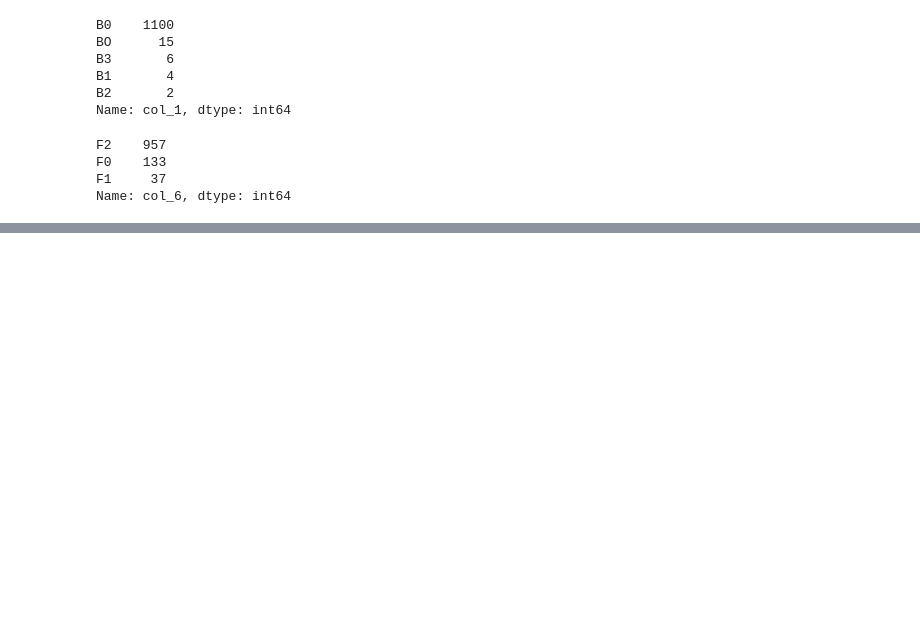
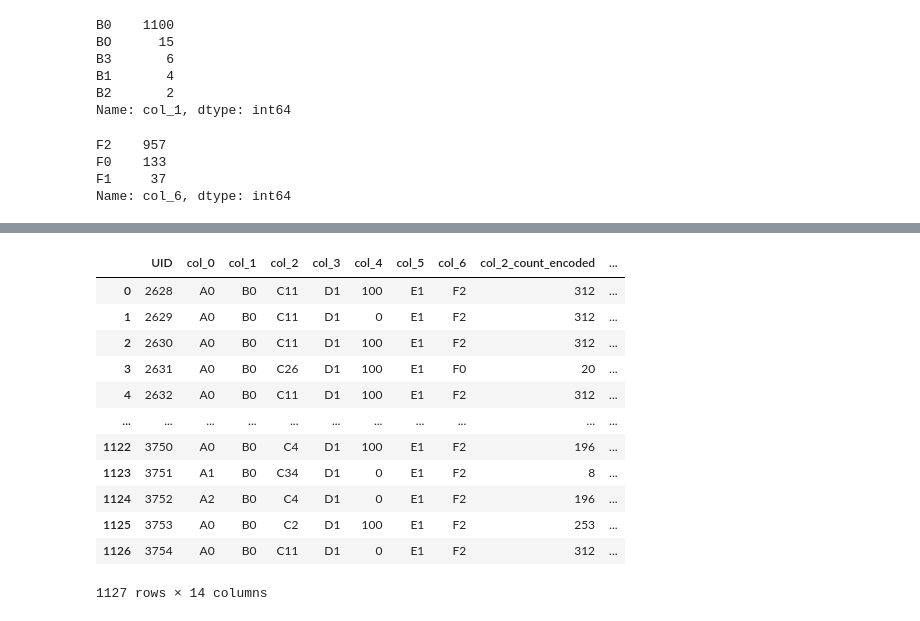
Before and after one commit to Mubassir1820/Kaggle_competition, a Jupyter notebook: Kaggle_comp.ipynb, the cells around one changed output, grey strips where cells are left out. Saved outputs shown, nothing was run; the diff lists cells and outputs as text; code cells hidden in the pictures; blank space fills up the shorter version.

```diff
--- a/Kaggle_comp.ipynb
+++ b/Kaggle_comp.ipynb
@@ -552,0 +584,35 @@ Name: col_6, dtype: int64
+# %%
+# Count encoding of column 2, 3 , 5
+count_encoding1 = test_data['col_2'].value_counts().to_dict()
+test_data['col_2_count_encoded'] = test_data['col_2'].map(count_encoding1)
+
+count_encoding2 = test_data['col_3'].value_counts().to_dict()
+test_data['col_3_count_encoded'] = test_data['col_3'].map(count_encoding2)
+
+count_encoding3 = test_data['col_5'].value_counts().to_dict()
+test_data['col_5_count_encoded'] = test_data['col_5'].map(count_encoding3)
+
+count_encoding4 = test_data['col_0'].value_counts().to_dict()
+test_data['col_0_count_encoded'] = test_data['col_0'].map(count_encoding4)
+
+count_encoding5 = test_data['col_1'].value_counts().to_dict()
+test_data['col_1_count_encoded'] = test_data['col_1'].map(count_encoding5)
+
+count_encoding6 = test_data['col_6'].value_counts().to_dict()
+test_data['col_6_count_encoded'] = test_data['col_6'].map(count_encoding6)
+# %%
+test_data
+# %% [output]
+|  | UID | col_0 | col_1 | col_2 | col_3 | col_4 | col_5 | col_6 | col_2_count_encoded | ... |
+| 0 | 2628 | A0 | B0 | C11 | D1 | 100 | E1 | F2 | 312 | ... |
+| 1 | 2629 | A0 | B0 | C11 | D1 | 0 | E1 | F2 | 312 | ... |
+| 2 | 2630 | A0 | B0 | C11 | D1 | 100 | E1 | F2 | 312 | ... |
+| 3 | 2631 | A0 | B0 | C26 | D1 | 100 | E1 | F0 | 20 | ... |
+| 4 | 2632 | A0 | B0 | C11 | D1 | 100 | E1 | F2 | 312 | ... |
+| ... | ... | ... | ... | ... | ... | ... | ... | ... | ... | ... |
+| 1122 | 3750 | A0 | B0 | C4 | D1 | 100 | E1 | F2 | 196 | ... |
+| 1123 | 3751 | A1 | B0 | C34 | D1 | 0 | E1 | F2 | 8 | ... |
+| 1124 | 3752 | A2 | B0 | C4 | D1 | 0 | E1 | F2 | 196 | ... |
+| 1125 | 3753 | A0 | B0 | C2 | D1 | 100 | E1 | F2 | 253 | ... |
+| 1126 | 3754 | A0 | B0 | C11 | D1 | 0 | E1 | F2 | 312 | ... |
+1127 rows × 14 columns
```
Also changed, not shown: parts of 22 cells of this notebook.
